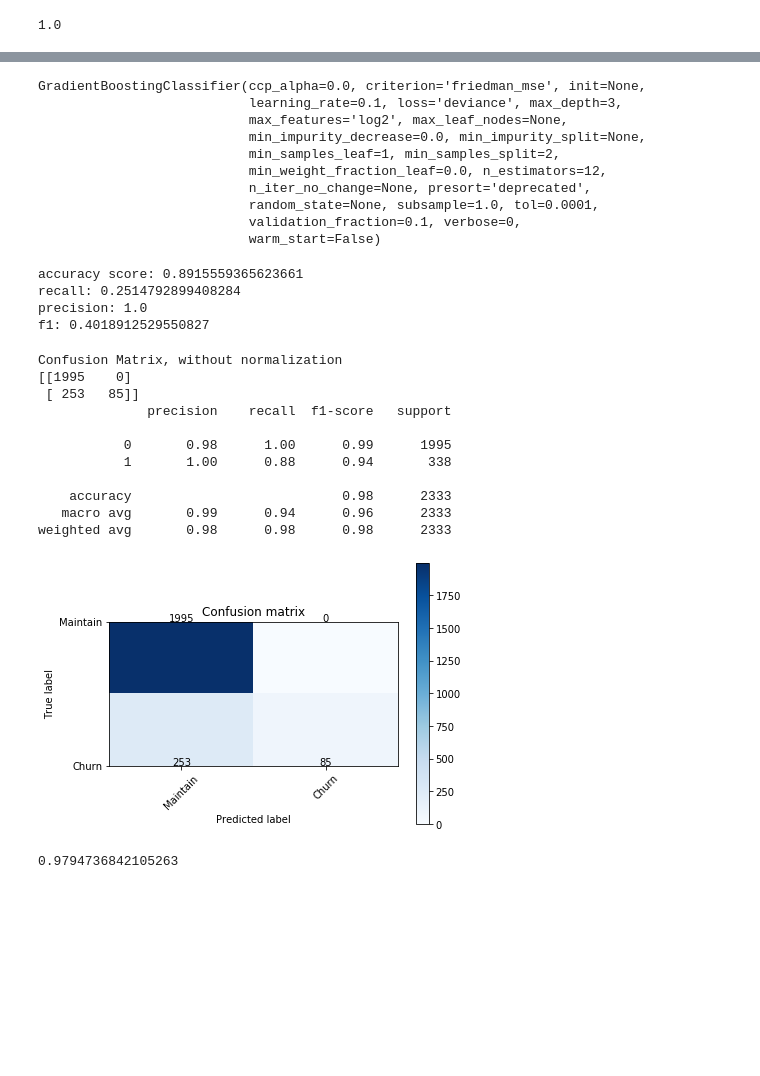
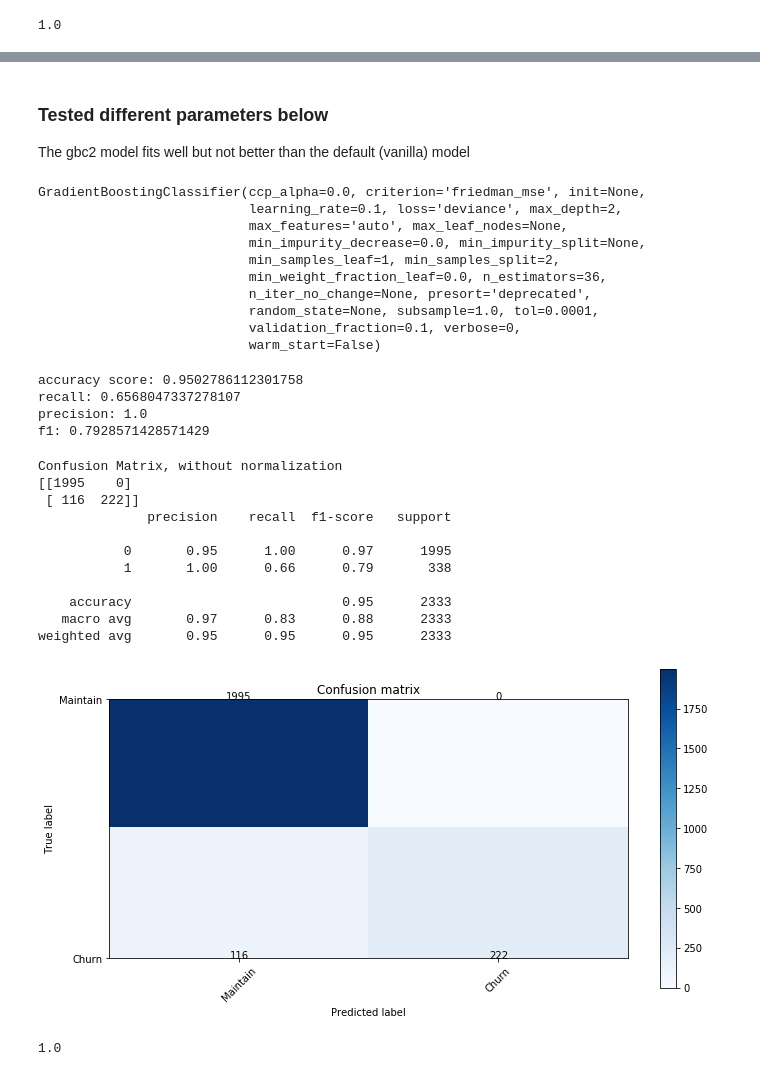
Before and after one commit to jaybee202/mod3_project, a Jupyter notebook: Step06_GBC/GBC_2-trans2.ipynb, the cells around one changed output, grey strips where cells are left out. Drawn from its saved outputs; the diff is of its cells as text; code cells hidden in the pictures; blank space fills up the shorter version.

```diff
--- a/Step06_GBC/GBC_2-trans2.ipynb
+++ b/Step06_GBC/GBC_2-trans2.ipynb
@@ -220,14 +241,17 @@ results.shape
+# %% [markdown]
+### Tested different parameters below
+The gbc2 model fits well but not better than the default (vanilla) model
 # %%
-gbc2 = GradientBoostingClassifier(n_estimators=12, max_depth = 3, max_features = 'log2' )
+gbc2 = GradientBoostingClassifier(n_estimators=36, max_depth =2, max_features = 'auto' )
 # %%
 gbc2.fit(X_train, y_train)
 # %% [output]
 GradientBoostingClassifier(ccp_alpha=0.0, criterion='friedman_mse', init=None,
-                           learning_rate=0.1, loss='deviance', max_depth=3,
-                           max_features='log2', max_leaf_nodes=None,
+                           learning_rate=0.1, loss='deviance', max_depth=2,
+                           max_features='auto', max_leaf_nodes=None,
                            min_impurity_decrease=0.0, min_impurity_split=None,
                            min_samples_leaf=1, min_samples_split=2,
-                           min_weight_fraction_leaf=0.0, n_estimators=12,
+                           min_weight_fraction_leaf=0.0, n_estimators=36,
                            n_iter_no_change=None, presort='deprecated',
                            random_state=None, subsample=1.0, tol=0.0001,
                            validation_fraction=0.1, verbose=0,
@@ -239,35 +263,36 @@ print ('recall:', recall_score(y_train, y_pred2))
 print ('precision:', precision_score(y_train, y_pred2))
 print ('f1:', f1_score(y_train, y_pred2))
 # %% [output]
-accuracy score: 0.8915559365623661
-recall: 0.2514792899408284
+accuracy score: 0.9502786112301758
+recall: 0.6568047337278107
 precision: 1.0
-f1: 0.4018912529550827
+f1: 0.7928571428571429
 # %%
 y_pred2 = gbc2.predict(X_train)
-cm = confusion_matrix(y_train, y_pred2)
+cm1 = confusion_matrix(y_train, y_pred2)
 classes = ['Maintain', 'Churn']
-plot_confusion_matrix(cm, classes,
+plot_confusion_matrix(cm1, classes,
                       normalize=False,
                       title='Confusion matrix')
 
 #Checking performance our model with classification report.
-print(classification_report(y_train, y_pred))
+print(classification_report(y_train, y_pred2))
 # %% [output]
 Confusion Matrix, without normalization
 [[1995    0]
- [ 253   85]]
+ [ 116  222]]
               precision    recall  f1-score   support
 
-           0       0.98      1.00      0.99      1995
-           1       1.00      0.88      0.94       338
+           0       0.95      1.00      0.97      1995
+           1       1.00      0.66      0.79       338
 
-    accuracy                           0.98      2333
-   macro avg       0.99      0.94      0.96      2333
-weighted avg       0.98      0.98      0.98      2333
+    accuracy                           0.95      2333
+   macro avg       0.97      0.83      0.88      2333
+weighted avg       0.95      0.95      0.95      2333
-[figure, old version]
+[figure, new version]
 # %%
+from sklearn.model_selection import cross_val_score
 scores2 = cross_val_score(gbc2, X_train, y_train, cv=5, scoring= 'precision')
 np.average(scores2)
 # %% [output]
-0.9794736842105263
+1.0
```
Also changed, not shown: parts of 22 cells of this notebook.
